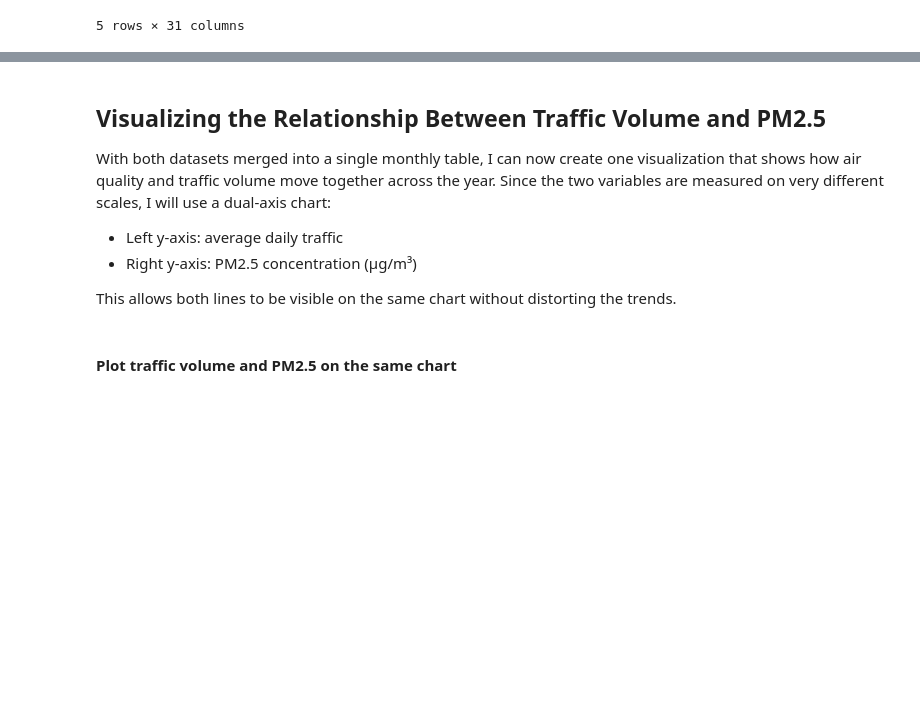
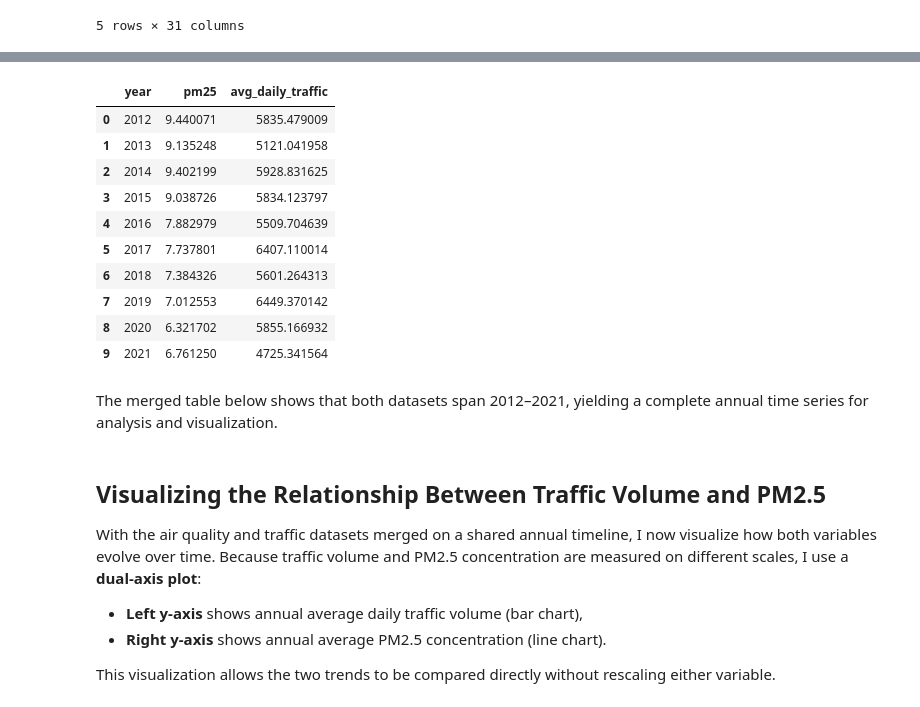
Before and after one commit to MingyueCheng917/MingyueCheng917.github.io, a Jupyter notebook: Project 2/project_2.ipynb, the cells around one changed output, grey strips where cells are left out. Saved outputs shown, nothing was run; the diff lists cells and outputs as text; code cells hidden in the pictures; blank space fills up the shorter version.

```diff
--- a/Project 2/project_2.ipynb
+++ b/Project 2/project_2.ipynb
@@ -174,8 +221,0 @@ To compare traffic with monthly air quality, I need to extract the **month** fro
-# %%
-# Convert Date column to datetime
-traffic["Date"] = pd.to_datetime(traffic["Date"], errors="coerce")
-
-# Extract month as a number
-traffic["month"] = traffic["Date"].dt.month
-
-traffic[["Date", "month", "daily_volume"]].head()
@@ -233,0 +249,21 @@ This combined dataset will be used to create a single visualization showing how
+# %%
+# 1. Convert Date to datetime
+traffic["Date"] = pd.to_datetime(traffic["Date"], errors="coerce")
+
+# 2. Identify hourly columns (columns with ":")
+hour_cols = [col for col in traffic.columns if ":" in col]
+
+# 3. Convert hourly columns to numeric, coercing errors to NaN
+traffic[hour_cols] = traffic[hour_cols].apply(pd.to_numeric, errors="coerce")
+
+# 4. Compute daily traffic volume
+traffic["daily_volume"] = traffic[hour_cols].sum(axis=1)
+
+# 5. Extract year
+traffic["year"] = traffic["Date"].dt.year
+
+# 6. Aggregate by year
+traffic_yearly = traffic.groupby("year")["daily_volume"].mean().reset_index()
+traffic_yearly.rename(columns={"daily_volume": "avg_daily_traffic"}, inplace=True)
+
+traffic_yearly.head()
@@ -233,0 +283,3 @@ This combined dataset will be used to create a single visualization showing how
+# %%
+pm25_annual = pm25[pm25["season"] == "Annual"][["year", "pm25"]]
+pm25_annual.head()
@@ -234,12 +306,29 @@ This combined dataset will be used to create a single visualization showing how
+# %%
+merged = pd.merge(pm25_annual, traffic_yearly, on="year", how="inner")
+merged
+# %% [output]
+|  | year | pm25 | avg_daily_traffic |
+| 0 | 2012 | 9.440071 | 5835.479009 |
+| 1 | 2013 | 9.135248 | 5121.041958 |
+| 2 | 2014 | 9.402199 | 5928.831625 |
+| 3 | 2015 | 9.038726 | 5834.123797 |
+| 4 | 2016 | 7.882979 | 5509.704639 |
+| 5 | 2017 | 7.737801 | 6407.110014 |
+| 6 | 2018 | 7.384326 | 5601.264313 |
+| 7 | 2019 | 7.012553 | 6449.370142 |
+| 8 | 2020 | 6.321702 | 5855.166932 |
+| 9 | 2021 | 6.761250 | 4725.341564 |
+# %% [markdown]
+The merged table below shows that both datasets span 2012–2021, yielding a complete annual time series for analysis and visualization.
 # %% [markdown]
 ## Visualizing the Relationship Between Traffic Volume and PM2.5
-With both datasets merged into a single monthly table, I can now create one visualization that shows how air quality and traffic volume move together across the year. Since the two variables are measured on very different scales, I will use a dual-axis chart:
-- Left y-axis: average daily traffic
-- Right y-axis: PM2.5 concentration (µg/m³)
 
-This allows both lines to be visible on the same chart without distorting the trends.
+With the air quality and traffic datasets merged on a shared annual timeline, I now visualize how both variables evolve over time. Because traffic volume and PM2.5 concentration are measured on different scales, I use a **dual-axis plot**:
+
+- **Left y-axis** shows annual average daily traffic volume (bar chart),
+- **Right y-axis** shows annual average PM2.5 concentration (line chart).
+
+This visualization allows the two trends to be compared directly without rescaling either variable.
-# %% [markdown]
-#### Plot traffic volume and PM2.5 on the same chart
 # %%
 import plotly.graph_objects as go
 
```
Also changed, not shown: parts of 38 cells of this notebook, 1 other file.
